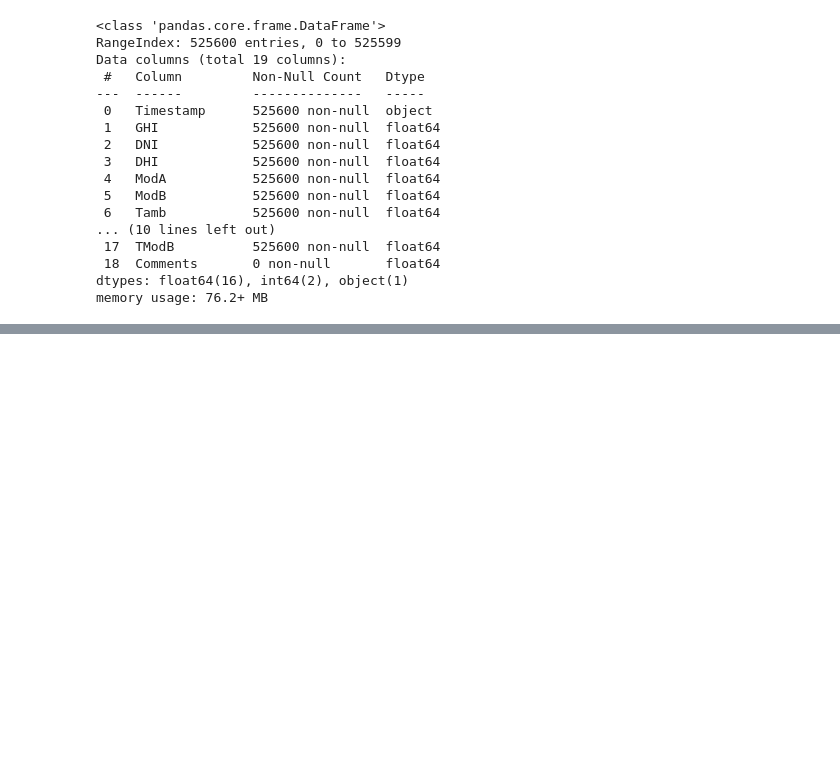
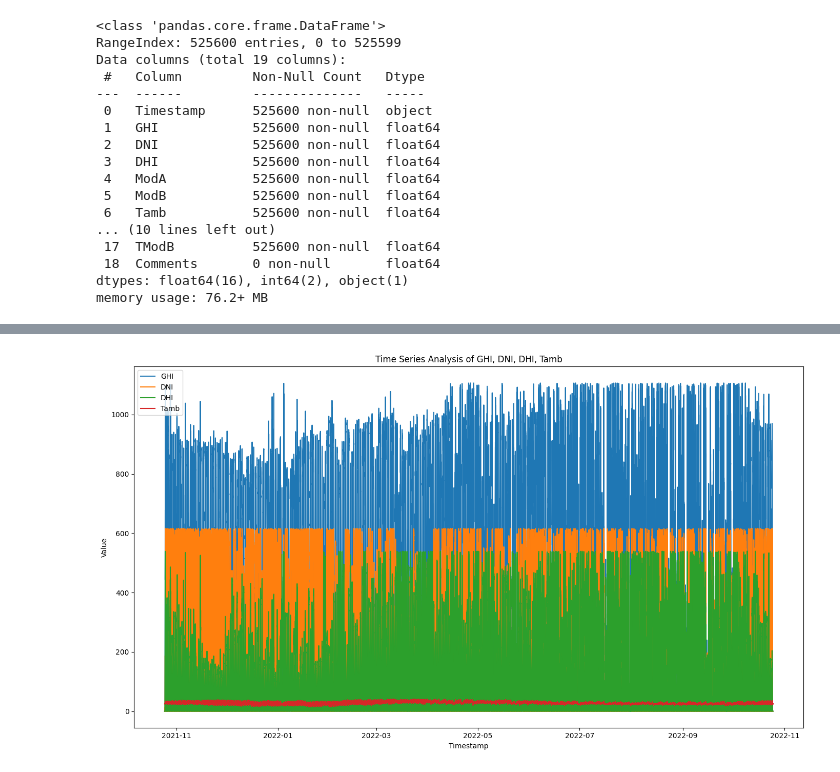
Before and after one commit to mikek1337/solar-challenge-week0, a Jupyter notebook: notebooks/togo_eda.ipynb, the cells around one changed output, grey strips where cells are left out. Cells and saved outputs as stored; diff of their text form; code cells hidden in the pictures; blank space fills up the shorter version.

```diff
--- a/notebooks/togo_eda.ipynb
+++ b/notebooks/togo_eda.ipynb
@@ -48,6 +49,4 @@ def find_columns_with_missing_value(df:pd.DataFrame, threshold=0.05)->list:
 # %%
 df_copy = data.copy()
-# %%
-df_copy['Timestamp'] = pd.to_datetime(data['Timestamp'])
 # %%
 target_cols = [ 'GHI', 'DNI', 'DHI', 'ModA', 'ModB','WS', 'WSgust']
@@ -120,9 +52,0 @@ def find_and_replace_outliers_with_median(df, cols, iqr_multiplier=1.5):
-# %%
-def clean_data(df:pd.DataFrame,cols:list)-> pd.DataFrame:
-    clean_data = df.drop(columns=['Comments']).ffill()
-    for col in cols:
-        clean_data[col]=clean_data[col].clip(lower=0)
-    clean_data['RH'].clip(0, 100)
-    clean_data = find_and_replace_outliers_with_median(clean_data, cols + ['Tamb'])
-
-    return clean_data.reset_index(drop=True)
@@ -147,0 +74,2 @@ def data_quality_report(df: pd.DataFrame) -> pd.DataFrame:
+# %%
+cleaned_data = clean_data(df_copy, target_cols)
@@ -147,0 +117,15 @@ def data_quality_report(df: pd.DataFrame) -> pd.DataFrame:
+# %%
+plt.figure(figsize=(14, 8))
+plot_cols = ['GHI', 'DNI', 'DHI', 'Tamb']
+
+for col in plot_cols:
+    plt.plot(cleaned_data['Timestamp'], cleaned_data[col], label=col, linewidth=1.5)
+
+plt.xlabel('Timestamp')
+plt.ylabel('Value')
+plt.title('Time Series Analysis of GHI, DNI, DHI, Tamb')
+plt.legend()
+plt.tight_layout()
+plt.show()
+# %% [output]
+[figure, added]
```
Also changed, not shown: parts of 8 cells of this notebook, 4 other files.
